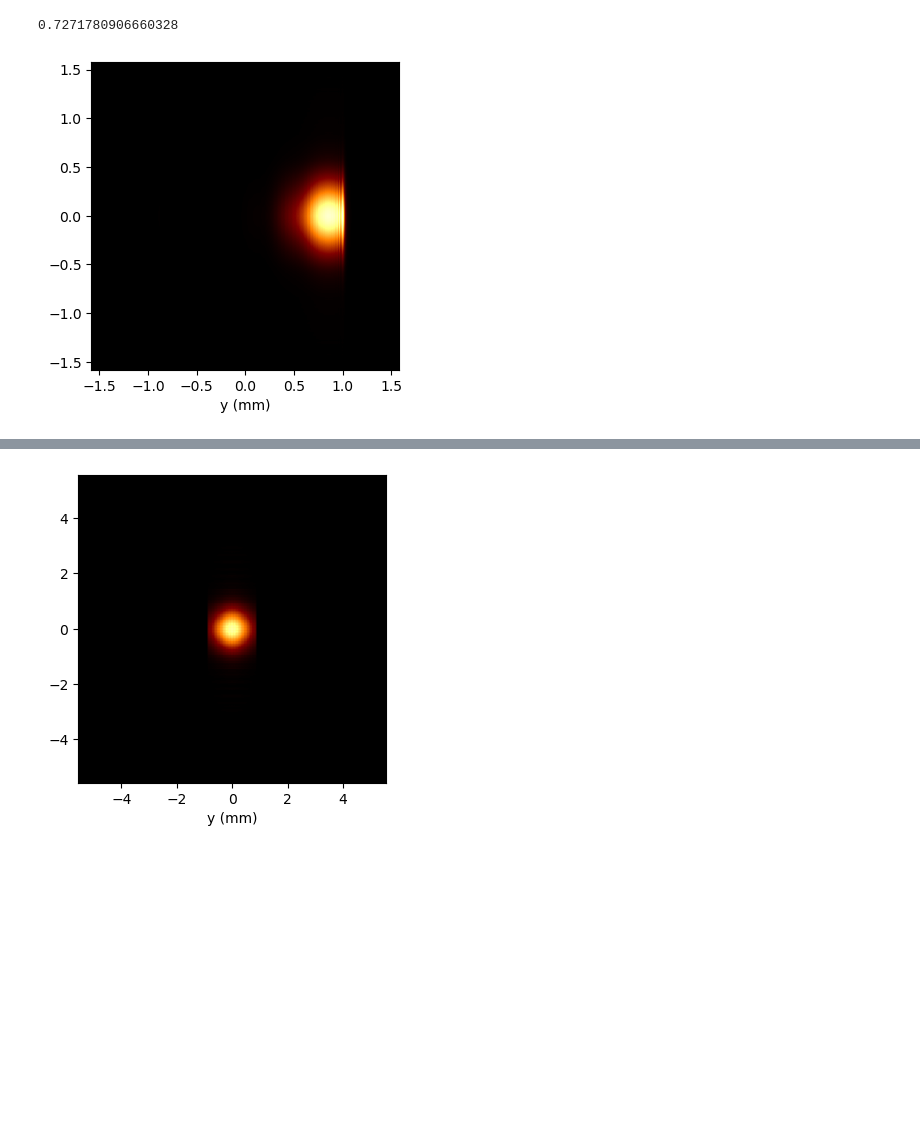
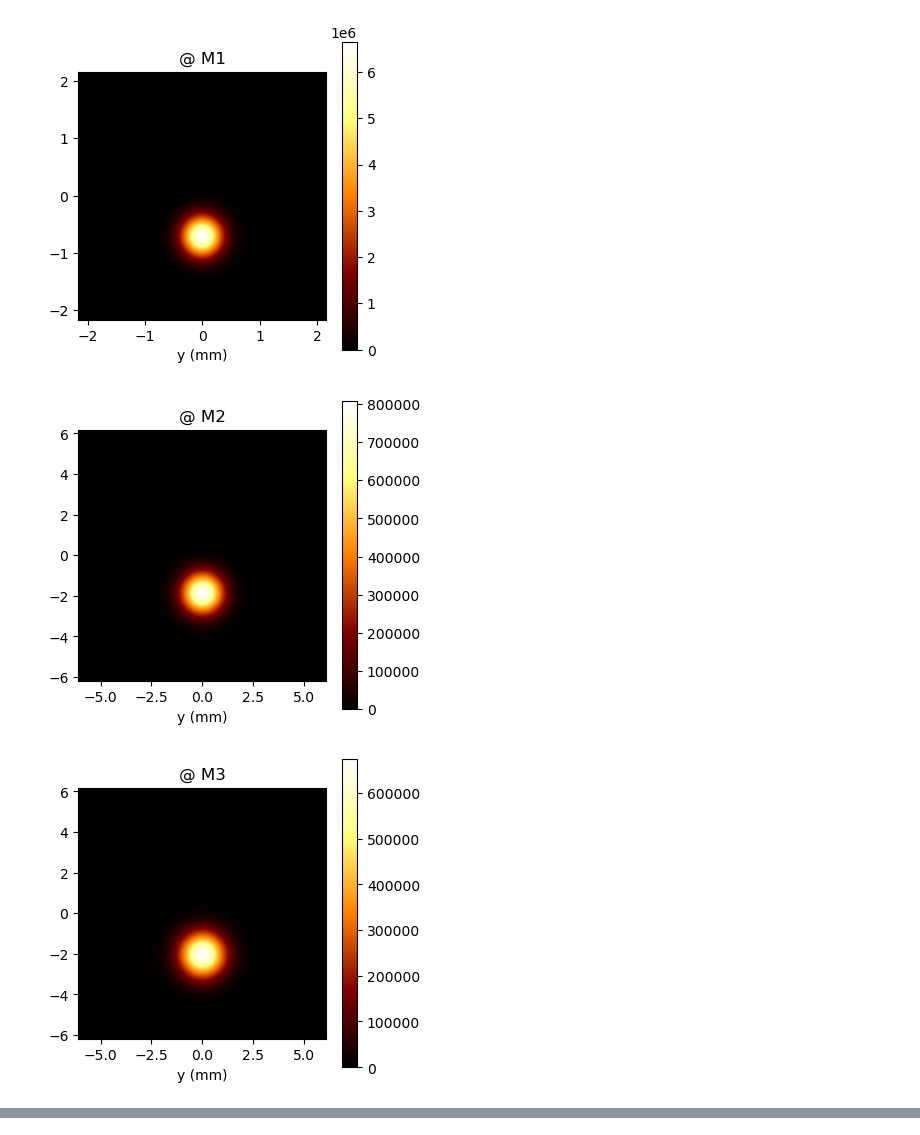
Before and after one commit to twguest/midsim, a Jupyter notebook: docs/source/notebooks/simple_beamline.ipynb, the cells around one changed output, grey strips where cells are left out. Cells and saved outputs as stored; diff of their text form; code cells hidden in the pictures; blank space fills up the shorter version.

```diff
--- a/docs/source/notebooks/simple_beamline.ipynb
+++ b/docs/source/notebooks/simple_beamline.ipynb
@@ -14,7 +42,7 @@ from midsim.source import analytical_pulse_divergence, analytical_pulse_width
 # %%
 from matplotlib.colors import LogNorm, Normalize
 
-def plot_wfr(wfr, logscale=False):
+def plot_wfr(wfr, logscale=False, title = None):
     fig, ax = plt.subplots(1, 1, figsize=(4, 4))
 
     intensity = wfr.get_intensity().sum(-1)
@@ -37,47 +65,79 @@ def plot_wfr(wfr, logscale=False):
 
     ax.set_xlabel('x (mm)')
     ax.set_xlabel('y (mm)')
-    #fig.colorbar(im, ax=ax, orientation='vertical')
+
+    if title:
+        ax.set_title(title)
+    fig.colorbar(im, ax=ax, orientation='vertical')
 # %%
-x = y = np.linspace(-450e-06, 450e-06, 1024)
+x = y = np.linspace(-500e-06, 500e-06, 2000)
 t = np.linspace(-50e-15, 50e-15, 2)
 
+theta_12 = 3.3e-03
+theta_3 = 1.3e-03
+L = 800e-03
+theta_y = 2.5e-06
 photon_energy = 10e3
 
 wfr = sase_pulse(x=x,
                  y=y,
                  t=t,
                  photon_energy=photon_energy,
                  pulse_energy=1e-03,
                  pulse_duration=15e-15,
                  bandwidth=1e-12,
                  sigma=analytical_pulse_width(photon_energy),
                  div=analytical_pulse_divergence(photon_energy),
                  x0=0.0,
                  y0=0.0,
                  t0=0.0,
-                 theta_x=1e-03,
-                 theta_y=0.0,
+                 theta_x=0.0,
+                 theta_y=theta_y,
                  domain='freq',
                  polarization = 'horizontal')
 
+
+M1 = M2 = Aperture('r','a',Dx = L*theta_12, Dy = 10, x = 0, y = 0)
+M3 = Aperture('r', 'a', Dx = L*theta_3, Dy = 10, x = L*theta_3, y = 0)
+
+
+CRL1 = Lens(930, 930)
 bl = Beamline()
+bl.append(Drift(229), propagation_parameters(3.5,1,3.5,1,mode='fresnel'))
+bl.append(CRL1, propagation_parameters(1,1,1,1,mode = 'fresnel'))
+bl.append(Drift(71), propagation_parameters(1,1,1,1,mode='fraunhofer'))
+bl.append(M1, propagation_parameters(1,1,1,1,mode = 'fresnel'))
+bl.propagate(wfr)
 
-bl.append(Drift(290), propagation_parameters(3.5,1,3.5,1,mode='fresnel'))
 
-bl.append(M1, propagation_parameters(1,1,1,1,mode = 'fresnel'))
+plot_wfr(wfr, logscale = False, title = "@ M1")
+
+bl = Beamline()
 bl.append(Drift(11), propagation_parameters(1,1,1,1,mode='fresnel'))
 bl.append(M2, propagation_parameters(1,1,1,1,mode = 'fresnel'))
+bl.append(Drift(600), propagation_parameters(2,1,2,1,mode = 'quadratic'))
+bl.propagate(wfr)
 
-bl.append(Drift(11), propagation_parameters(1,1,1,1,mode='fresnel'))
+plot_wfr(wfr, logscale = False, title = "@ M2")
 
 
+bl = Beamline()
+bl.append(Drift(90), propagation_parameters(1,1,1,1,mode='fresnel'))
+#bl.append(M3, propagation_parameters(1,1,1,1,mode = 'fresnel'))
+bl.propagate(wfr)
+
+plot_wfr(wfr, logscale = False, title = "@ M3")
+
+CRL2 = Lens(28,28)
+
+bl = Beamline()
+bl.append(CRL2, propagation_parameters(1,1,1,1,mode = 'fresnel'))
+bl.append(Drift(28), propagation_parameters(2.5,2,2.5,2,mode='converge'))
 
 bl.propagate(wfr)
 
-plot_wfr(wfr, logscale = False)
-exp_sigma = analytical_pulse_width(photon_energy) + 290*analytical_pulse_divergence(photon_energy)*1e3
-print(exp_sigma)
+plot_wfr(wfr, logscale = False, title = '@ foc')
 # %% [output]
-0.7271780906660328
-[figure, old version]
+[figure, new version]
+[figure, added]
+[figure, added]
@@ -84,5 +144,0 @@ print(exp_sigma)
-# %%
-bl.propagate(wfr)
-plot_wfr(wfr, logscale = False)
-# %% [output]
-[figure, removed]
```
Also changed, not shown: parts of 3 cells of this notebook, 2 other files.
